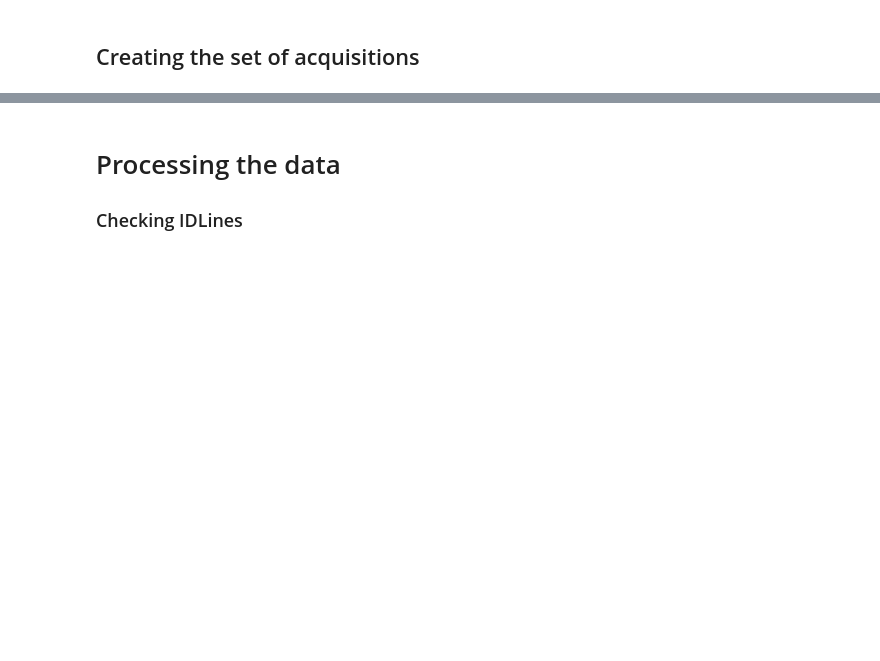
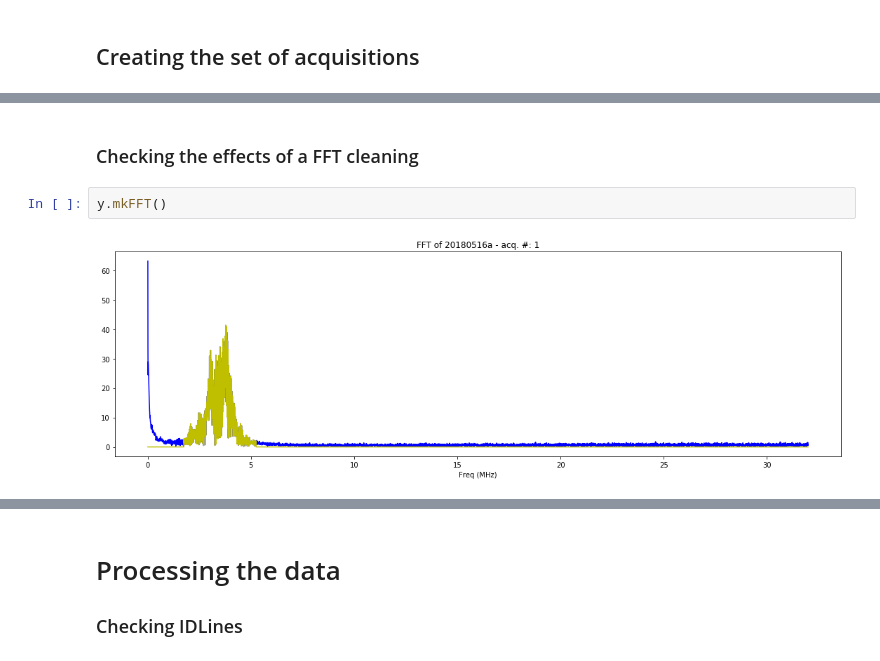
Before and after one commit to kelu124/echomods, a Jupyter notebook: matty/20180516a/20180516a-Client.ipynb, the cells around one changed output, grey strips where cells are left out. Cells and saved outputs as stored; diff of their text form; blank space fills up the shorter version.

```diff
--- a/matty/20180516a/20180516a-Client.ipynb
+++ b/matty/20180516a/20180516a-Client.ipynb
@@ -172,3 +213,9 @@ y.SaveNPZ()
 first
 [figure]
 Saved at data/20180516a-1.npz
+# %% [markdown]
+### Checking the effects of a FFT cleaning
+# %%
+y.mkFFT()
+# %% [output]
+[figure, added]
```
Also changed, not shown: parts of 9 cells of this notebook, 25 other files.
